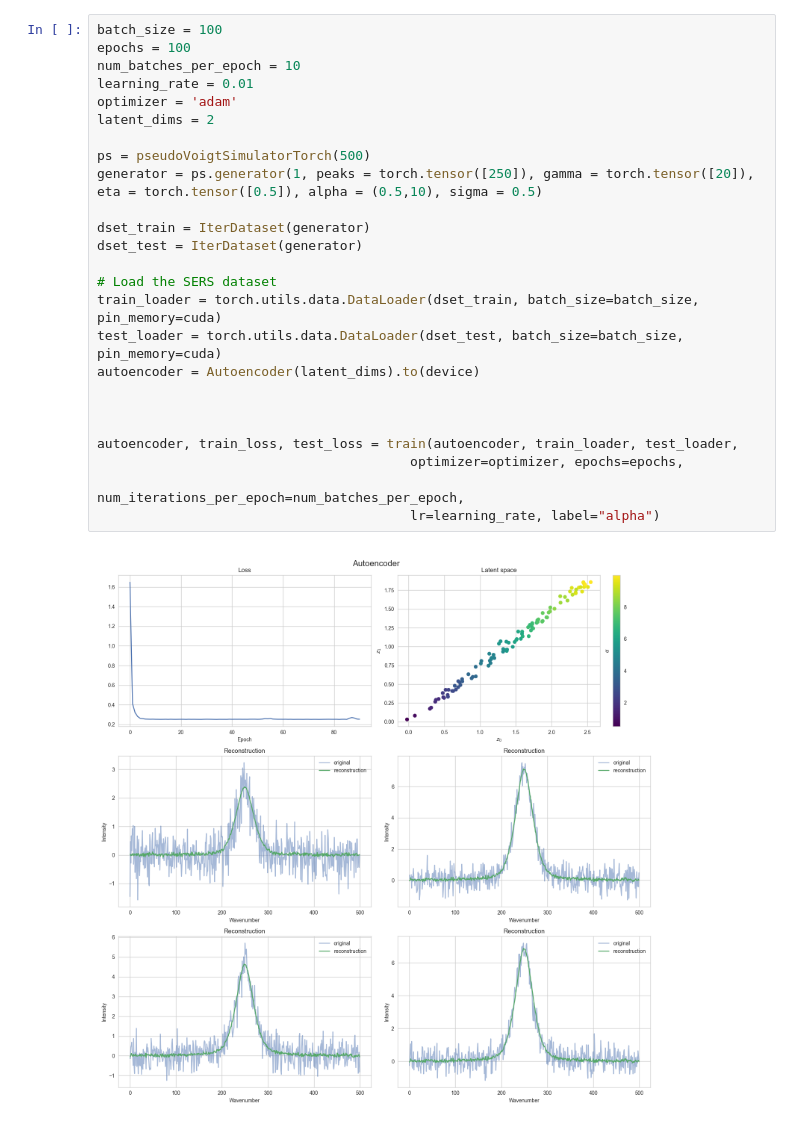
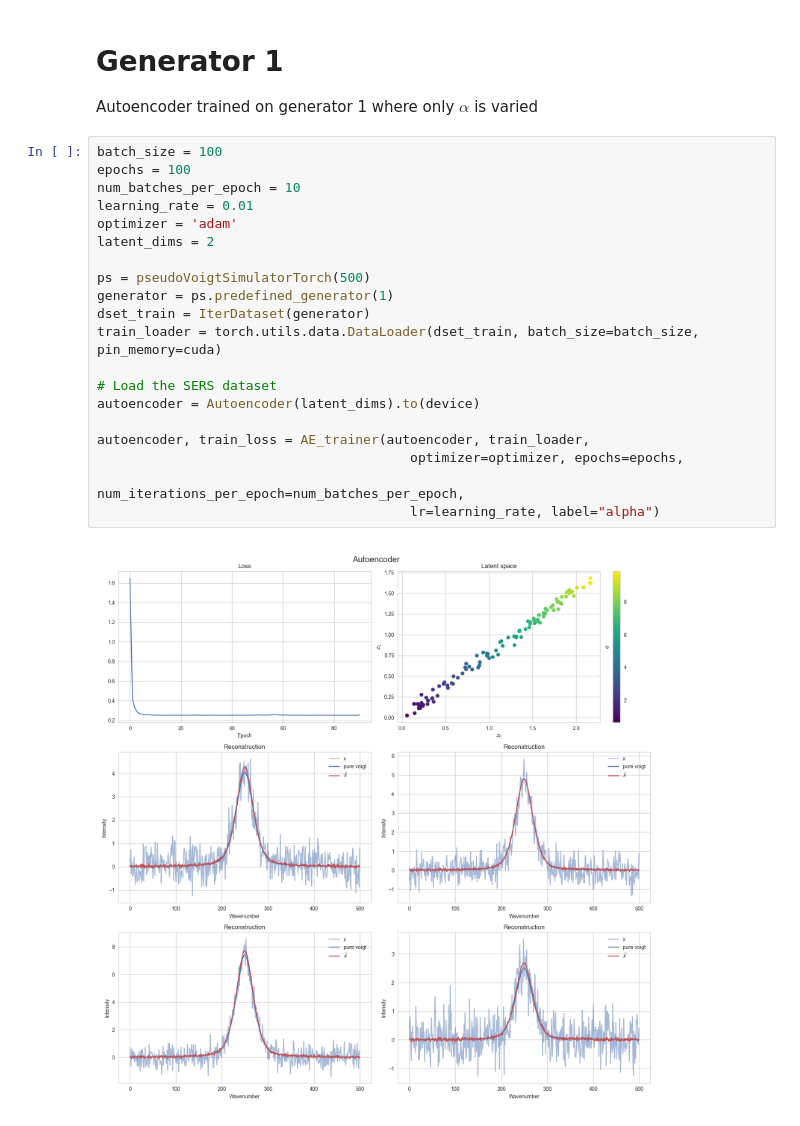
Before and after one commit to AndreasLF/amortized-inference-for-spectroscopy, a Jupyter notebook: notebooks/AE.ipynb, the cells around one changed output. Drawn from its saved outputs; the diff is of its cells as text.

```diff
--- a/notebooks/AE.ipynb
+++ b/notebooks/AE.ipynb
@@ -192,27 +26,25 @@ def train(autoencoder, data, test_loader, optimizer="SGD", epochs=30, num_iterat
+# %% [markdown]
+# Generator 1
+Autoencoder trained on generator 1 where only $\alpha$ is varied
 # %%
 batch_size = 100
 epochs = 100
 num_batches_per_epoch = 10
 learning_rate = 0.01
 optimizer = 'adam'
 latent_dims = 2
 
 ps = pseudoVoigtSimulatorTorch(500)
-generator = ps.generator(1, peaks = torch.tensor([250]), gamma = torch.tensor([20]), eta = torch.tensor([0.5]), alpha = (0.5,10), sigma = 0.5)
-
+generator = ps.predefined_generator(1)
 dset_train = IterDataset(generator)
-dset_test = IterDataset(generator)
+train_loader = torch.utils.data.DataLoader(dset_train, batch_size=batch_size, pin_memory=cuda)
 
 # Load the SERS dataset
-train_loader = torch.utils.data.DataLoader(dset_train, batch_size=batch_size, pin_memory=cuda)
-test_loader = torch.utils.data.DataLoader(dset_test, batch_size=batch_size, pin_memory=cuda)
 autoencoder = Autoencoder(latent_dims).to(device)
 
-
-
-autoencoder, train_loss, test_loss = train(autoencoder, train_loader, test_loader,
+autoencoder, train_loss = AE_trainer(autoencoder, train_loader,
                                         optimizer=optimizer, epochs=epochs,
                                         num_iterations_per_epoch=num_batches_per_epoch,
                                         lr=learning_rate, label="alpha")
 # %% [output]
-[figure, old version]
+[figure, new version]
```
Also changed, not shown: parts of 11 cells of this notebook, 3 other files.
